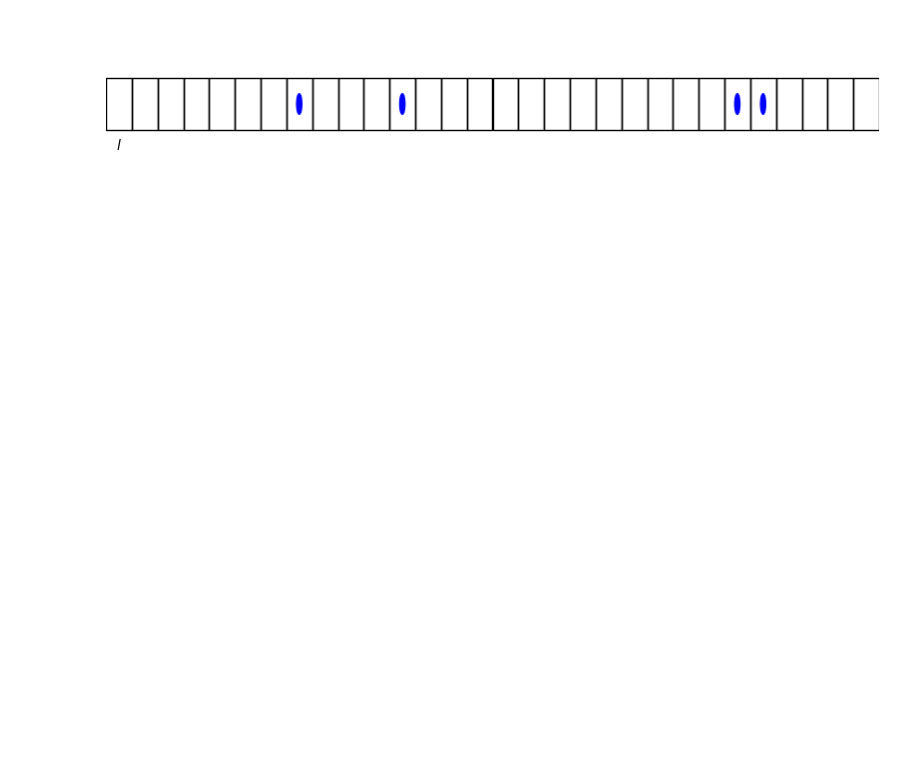
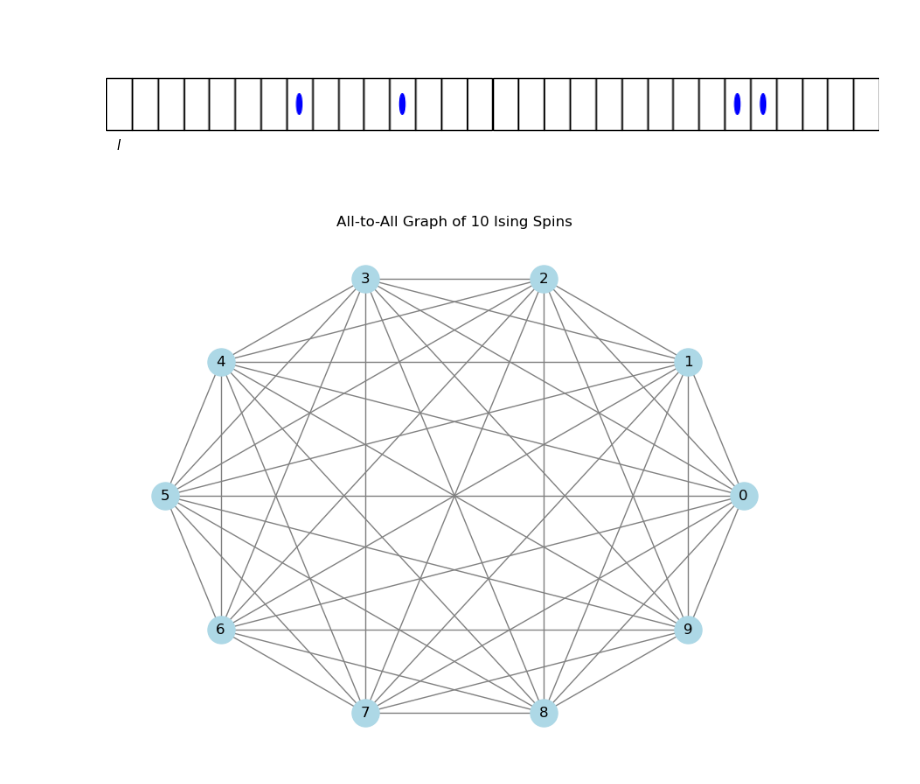
Before and after one commit to Hallatscheklab/StatPhys, a Jupyter notebook: _sources/figures/figure-generation.ipynb, the cells around one changed output. Saved outputs shown, nothing was run; the diff lists cells and outputs as text; code cells hidden in the pictures; blank space fills up the shorter version.

```diff
--- a/_sources/figures/figure-generation.ipynb
+++ b/_sources/figures/figure-generation.ipynb
@@ -35,3 +35,22 @@ plt.savefig("solutes-in-cells.png")
 plt.show()
 # %% [output]
 [figure]
+# %%
+import matplotlib.pyplot as plt
+import networkx as nx
+
+# Parameters
+num_spins = 10  # Number of Ising spins
+
+# Create an all-to-all graph
+G = nx.complete_graph(num_spins)
+
+# Plotting
+plt.figure(figsize=(8, 6))
+pos = nx.circular_layout(G)  # Position nodes in a circle
+nx.draw(G, pos, with_labels=True, node_color='lightblue', node_size=500, edge_color='gray')
+plt.title('All-to-All Graph of 10 Ising Spins')
+plt.savefig("all-to-all.png")
+plt.show()
+# %% [output]
+[figure, added]
```
Also changed, not shown: 13 other files.
